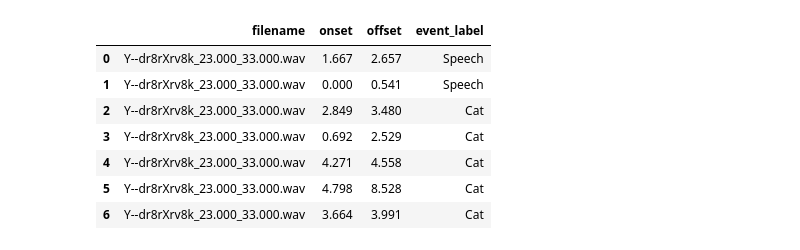
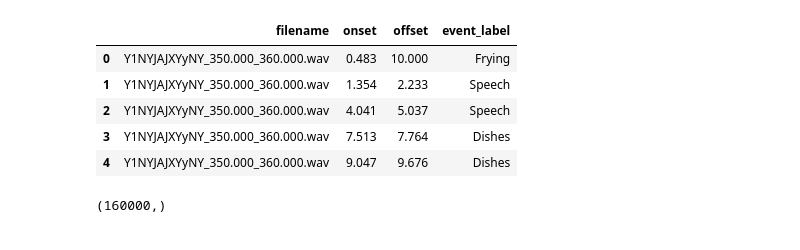
Before and after one commit to ArturMakowski/Sound_event_detection_system, a Jupyter notebook: notebooks/sed_viz.ipynb, the cells around one changed output. Cells and saved outputs as stored; diff of their text form; code cells hidden in the pictures.

```diff
--- a/notebooks/sed_viz.ipynb
+++ b/notebooks/sed_viz.ipynb
@@ -30,5 +31,12 @@ print(sed.state_dict().keys())
 path = '../DvcLiveLogger/dvclive_run/checkpoints/epoch=27-step=23352.ckpt'
 state_dict = torch.load(path)["state_dict"]
 sed.load_state_dict(state_dict)
+
+tsv_entries_strong = pd.read_csv(config["data"]["test_tsv"], sep = '\t')
+dataset_strong = StronglyAnnotatedSet(audio_folder = config["data"]["test_folder"],
+                                  tsv_entries = tsv_entries_strong,
+                                  encoder=encoder,
+                                  return_filename=True,
+                                  pad_to=config["data"]["audio_max_len"],)
 # %% [output]
 odict_keys(['sed.cnn.cnn.conv0.weight', 'sed.cnn.cnn.conv0.bias', 'sed.cnn.cnn.batchnorm0.weight', 'sed.cnn.cnn.batchnorm0.bias', 'sed.cnn.cnn.batchnorm0.running_mean', 'sed.cnn.cnn.batchnorm0.running ...
@@ -35,0 +54,7 @@ odict_keys(['sed.cnn.cnn.conv0.weight', 'sed.cnn.cnn.conv0.bias', 'sed.cnn.cnn.b
+# %%
+from utils import batched_decode_preds
+i = 39
+preds = batched_decode_preds(sed(dataset_strong[i][0]), dataset_strong[i][3], encoder)
+print(dataset_strong[i][3])
+preds[2][0.5][['onset', 'offset', 'event_label']].to_csv('preds.tsv', index=False, sep='\t')
+preds[2][0.5][['onset', 'offset', 'event_label']]
@@ -36,13 +72,12 @@ odict_keys(['sed.cnn.cnn.conv0.weight', 'sed.cnn.cnn.conv0.bias', 'sed.cnn.cnn.b
 # %%
-ref_df = pd.read_csv(config["data"]["strong_tsv"], sep = '\t')
-ref_df = ref_df[ref_df['filename'] == 'Y--dr8rXrv8k_23.000_33.000.wav'].reset_index().drop(columns = ['index'])
+ref_df = pd.read_csv(config["data"]["test_tsv"], sep = '\t')
+ref_df = ref_df[ref_df['filename'] == dataset_strong[i][3].split('/')[-1]].reset_index().drop(columns = ['index'])
+ref_df.drop('filename', axis = 1).to_csv('ref.tsv', index = False, sep='\t')
 ref_df
 # %% [output]
 |  | filename | onset | offset | event_label |
-| 0 | Y--dr8rXrv8k_23.000_33.000.wav | 1.667 | 2.657 | Speech |
-| 1 | Y--dr8rXrv8k_23.000_33.000.wav | 0.000 | 0.541 | Speech |
-| 2 | Y--dr8rXrv8k_23.000_33.000.wav | 2.849 | 3.480 | Cat |
-| 3 | Y--dr8rXrv8k_23.000_33.000.wav | 0.692 | 2.529 | Cat |
-| 4 | Y--dr8rXrv8k_23.000_33.000.wav | 4.271 | 4.558 | Cat |
-| 5 | Y--dr8rXrv8k_23.000_33.000.wav | 4.798 | 8.528 | Cat |
-| 6 | Y--dr8rXrv8k_23.000_33.000.wav | 3.664 | 3.991 | Cat |
+| 0 | Y1NYJAJXYyNY_350.000_360.000.wav | 0.483 | 10.000 | Frying |
+| 1 | Y1NYJAJXYyNY_350.000_360.000.wav | 1.354 | 2.233 | Speech |
+| 2 | Y1NYJAJXYyNY_350.000_360.000.wav | 4.041 | 5.037 | Speech |
+| 3 | Y1NYJAJXYyNY_350.000_360.000.wav | 7.513 | 7.764 | Dishes |
+| 4 | Y1NYJAJXYyNY_350.000_360.000.wav | 9.047 | 9.676 | Dishes |
@@ -49 +91,5 @@ ref_df
+# %%
+audio_container.data.shape
+# %% [output]
+(160000,)
 # %%
```
Also changed, not shown: parts of 7 cells of this notebook, 6 other files.
